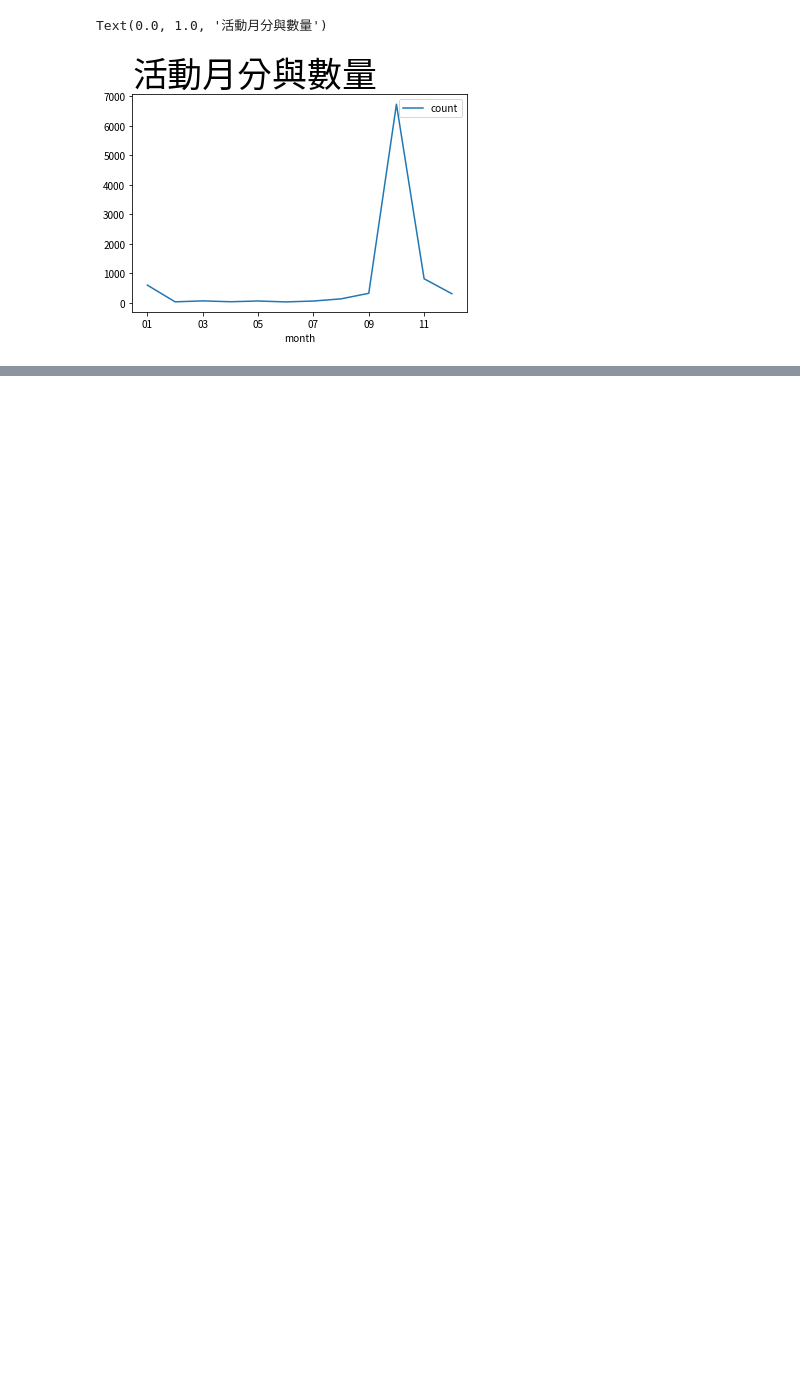
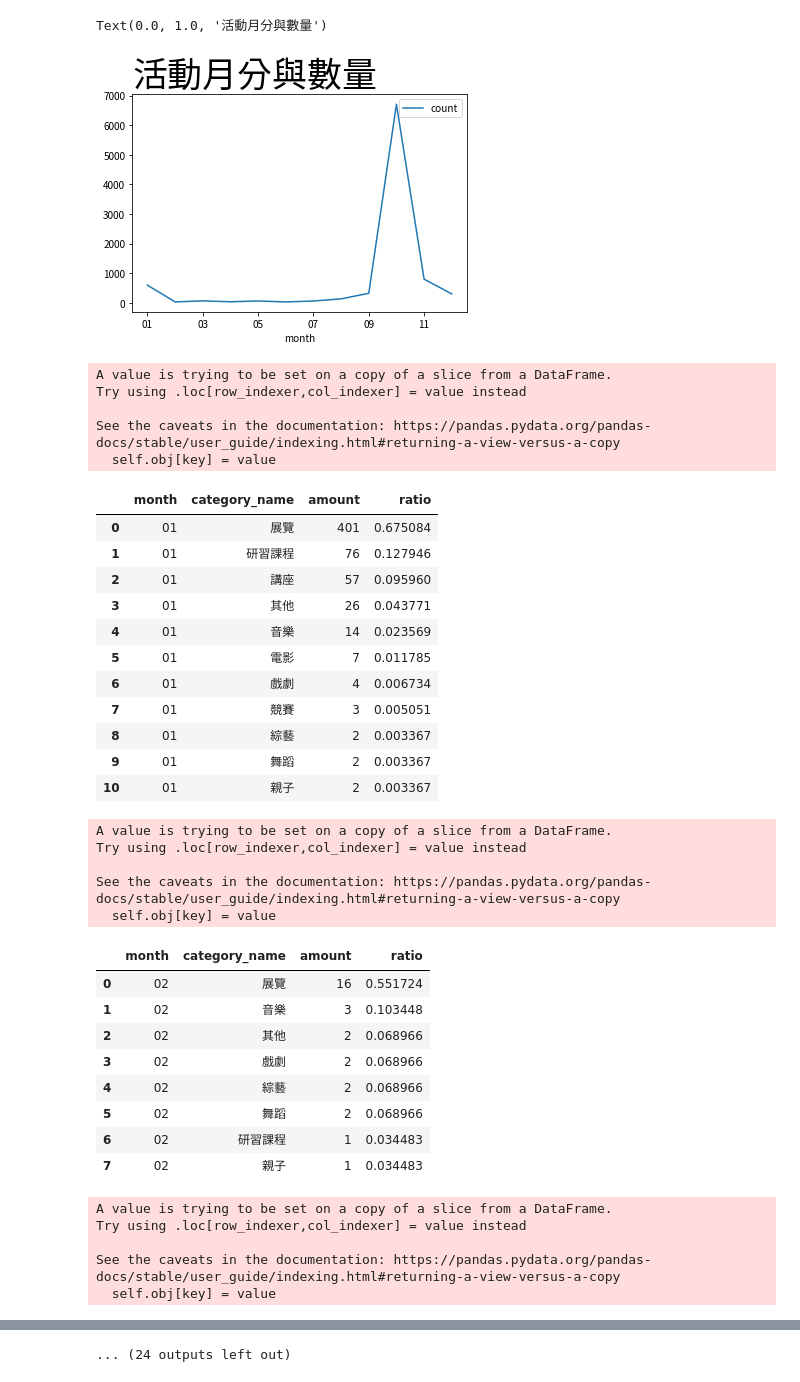
Before and after one commit to j551234/art_activity_analysis, a Jupyter notebook: month_activity_analysis.ipynb, the cells around one changed output, grey strips where cells are left out. Cells and saved outputs as stored; diff of their text form; code cells hidden in the pictures; blank space fills up the shorter version.

```diff
--- a/month_activity_analysis.ipynb
+++ b/month_activity_analysis.ipynb
@@ -58,3 +73,80 @@ plt.title("活動月分與數量", {"fontsize" : 35},loc ='left')  # 設定標
 # %% [output]
 Text(0.0, 1.0, '活動月分與數量')
 [figure]
+# %%
+## 個月份類別活動
+
+category_month_df = df.groupby(by=['month','category_name']).size().to_frame('amount').reset_index()
+
+## 月份比例圖
+
+for i in category_month_df['month'].unique() :
+    month =str(int (i)) +"月"
+    pd_each = category_month_df[category_month_df['month'] ==i]
+    sum_df = pd_each.groupby('month')['amount'].agg('sum').to_frame('sum')
+    total = sum_df['sum'].values[0]
+    pd_each.loc[:,'ratio'] = pd_each['amount'] /total
+    pd_each = pd_each.sort_values(by='amount',ascending=False)
+    pd_each=  pd_each.reset_index(drop=True)
+    display(pd_each)
+
+    ## 比率圖
+
+    plt.figure(figsize=(16,9))    # 顯示圖框架大小
+
+    labels = pd_each["category_name"]      # 製作圓餅圖的類別標籤
+    size = pd_each["ratio"]                         # 製作圓餅圖的數值來源
+    plt.rcParams['font.sans-serif'] = ['Taipei Sans TC Beta']
+
+    plt.pie(size,                           # 數值
+            labels = labels,                # 標籤
+            autopct = "%1.1f%%",            # 將數值百分比並留到小數點一位
+            pctdistance = 0.6,              # 數字距圓心的距離
+            textprops = {"fontsize" : 20},  # 文字大小
+            shadow=True)                    # 設定陰影
+
+
+    plt.axis('equal')                                          # 使圓餅圖比例相等
+    plt.title(month +"活動類型比例" , {"fontsize" : 35},loc ='left')  # 設定標題及其文字大小
+    plt.legend(loc = "best")                                   # 設定圖例及其位置為最佳
+
+    plt.savefig("藝文活動類型比例.jpg",   # 儲存圖檔
+                bbox_inches='tight',               # 去除座標軸占用的空間
+                pad_inches=0.0)                    # 去除所有白邊
+# %% [output]
+A value is trying to be set on a copy of a slice from a DataFrame.
+Try using .loc[row_indexer,col_indexer] = value instead
+
+See the caveats in the documentation: https://pandas.pydata.org/pandas-docs/stable/user_guide/indexing.html#returning-a-view-versus-a-copy
+  self.obj[key] = value
+|  | month | category_name | amount | ratio |
+| 0 | 01 | 展覽 | 401 | 0.675084 |
+| 1 | 01 | 研習課程 | 76 | 0.127946 |
+| 2 | 01 | 講座 | 57 | 0.095960 |
+| 3 | 01 | 其他 | 26 | 0.043771 |
+| 4 | 01 | 音樂 | 14 | 0.023569 |
+| 5 | 01 | 電影 | 7 | 0.011785 |
+| 6 | 01 | 戲劇 | 4 | 0.006734 |
+| 7 | 01 | 競賽 | 3 | 0.005051 |
+| 8 | 01 | 綜藝 | 2 | 0.003367 |
+| 9 | 01 | 舞蹈 | 2 | 0.003367 |
+| 10 | 01 | 親子 | 2 | 0.003367 |
+A value is trying to be set on a copy of a slice from a DataFrame.
+Try using .loc[row_indexer,col_indexer] = value instead
+
+See the caveats in the documentation: https://pandas.pydata.org/pandas-docs/stable/user_guide/indexing.html#returning-a-view-versus-a-copy
+  self.obj[key] = value
+|  | month | category_name | amount | ratio |
+| 0 | 02 | 展覽 | 16 | 0.551724 |
+| 1 | 02 | 音樂 | 3 | 0.103448 |
+| 2 | 02 | 其他 | 2 | 0.068966 |
+| 3 | 02 | 戲劇 | 2 | 0.068966 |
+| 4 | 02 | 綜藝 | 2 | 0.068966 |
+| 5 | 02 | 舞蹈 | 2 | 0.068966 |
+| 6 | 02 | 研習課程 | 1 | 0.034483 |
+| 7 | 02 | 親子 | 1 | 0.034483 |
+A value is trying to be set on a copy of a slice from a DataFrame.
+Try using .loc[row_indexer,col_indexer] = value instead
+
+See the caveats in the documentation: https://pandas.pydata.org/pandas-docs/stable/user_guide/indexing.html#returning-a-view-versus-a-copy
+  self.obj[key] = value
@@ -60,0 +204 @@ Text(0.0, 1.0, '活動月分與數量')
+... (24 outputs left out)
```
Also changed, not shown: parts of 4 cells of this notebook.
